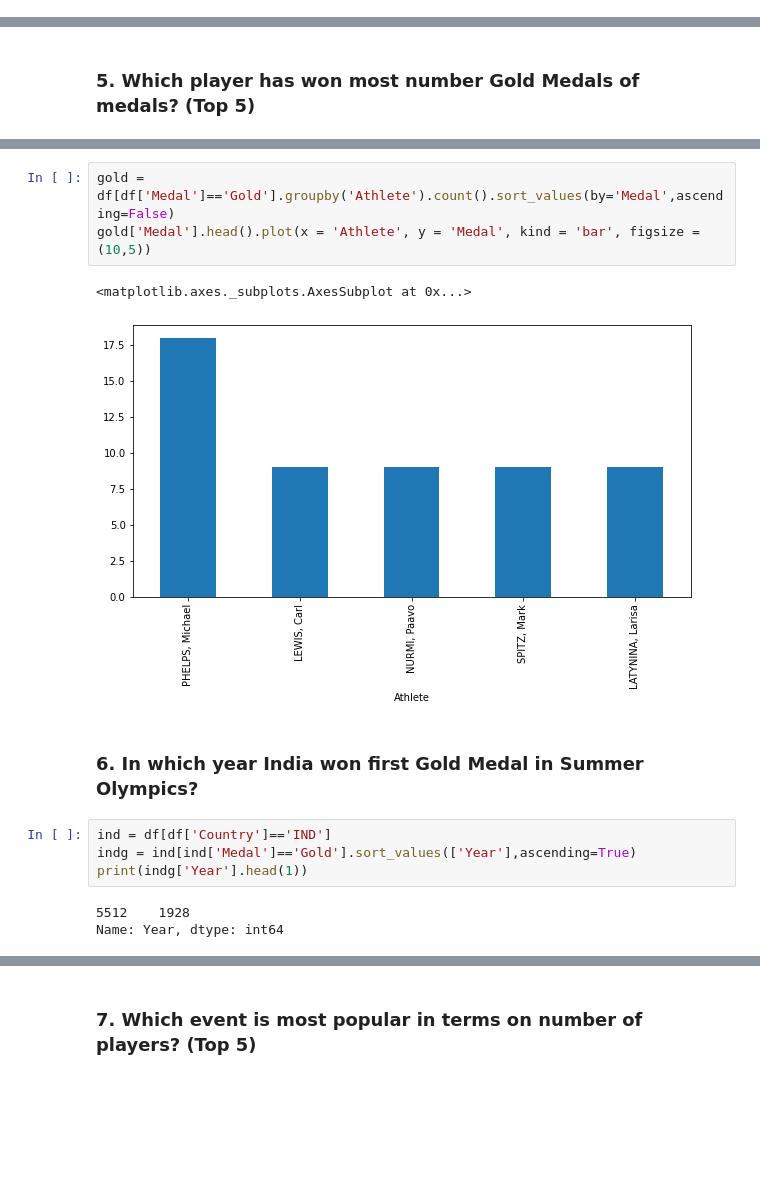
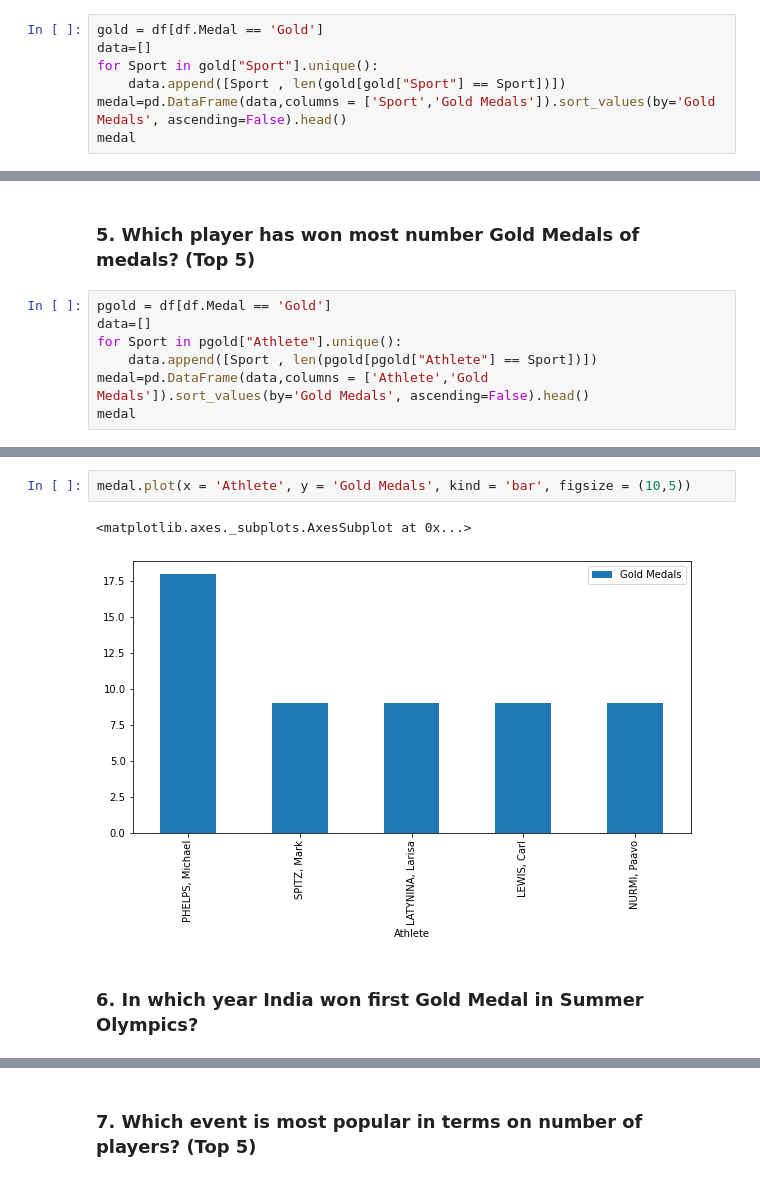
Before and after one commit to aek3il/Summer_Olympics, a Jupyter notebook: Summer_Olympics.ipynb, the cells around one changed output, grey strips where cells are left out. Saved outputs shown, nothing was run; the diff lists cells and outputs as text; blank space fills up the shorter version.

```diff
--- a/Summer_Olympics.ipynb
+++ b/Summer_Olympics.ipynb
@@ -16,3 +16,10 @@ print("Summer Olympics held in", city, 'cities.')
 Summer Olympics held in 22 cities.
 # %% [markdown]
 ### 2. Which sport is having most number of Gold Medals so far? (Top 5)
+# %%
+gold = df[df.Medal == 'Gold']
+data=[]
+for Sport in gold["Sport"].unique():
+    data.append([Sport , len(gold[gold["Sport"] == Sport])])
+medal=pd.DataFrame(data,columns = ['Sport','Gold Medals']).sort_values(by='Gold Medals', ascending=False).head()
+medal
@@ -47,2 +78,9 @@ medal.head().plot(x = 'Athlete', y = 'Medals', kind = 'bar', figsize = (10,5))
 # %% [markdown]
 ### 5. Which player has won most number Gold Medals of medals? (Top 5)
+# %%
+pgold = df[df.Medal == 'Gold']
+data=[]
+for Sport in pgold["Athlete"].unique():
+    data.append([Sport , len(pgold[pgold["Athlete"] == Sport])])
+medal=pd.DataFrame(data,columns = ['Athlete','Gold Medals']).sort_values(by='Gold Medals', ascending=False).head()
+medal
@@ -49,15 +94,7 @@ medal.head().plot(x = 'Athlete', y = 'Medals', kind = 'bar', figsize = (10,5))
 # %%
-gold = df[df['Medal']=='Gold'].groupby('Athlete').count().sort_values(by='Medal',ascending=False)
-gold['Medal'].head().plot(x = 'Athlete', y = 'Medal', kind = 'bar', figsize = (10,5))
+medal.plot(x = 'Athlete', y = 'Gold Medals', kind = 'bar', figsize = (10,5))
 # %% [output]
 <matplotlib.axes._subplots.AxesSubplot at 0x...>
-[figure, old version]
+[figure, new version]
 # %% [markdown]
 ### 6. In which year India won first Gold Medal in Summer Olympics?
-# %%
-ind = df[df['Country']=='IND']
-indg = ind[ind['Medal']=='Gold'].sort_values(['Year'],ascending=True)
-print(indg['Year'].head(1))
-# %% [output]
-5512    1928
-Name: Year, dtype: int64
```
Also changed, not shown: parts of 13 cells of this notebook.
